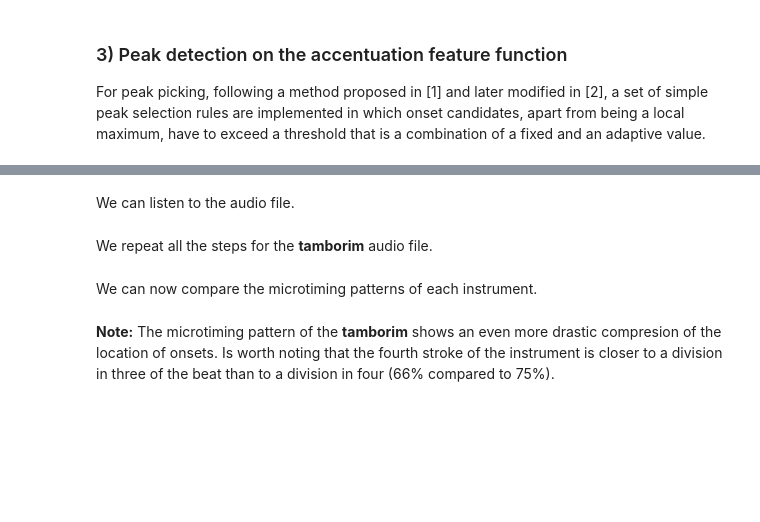
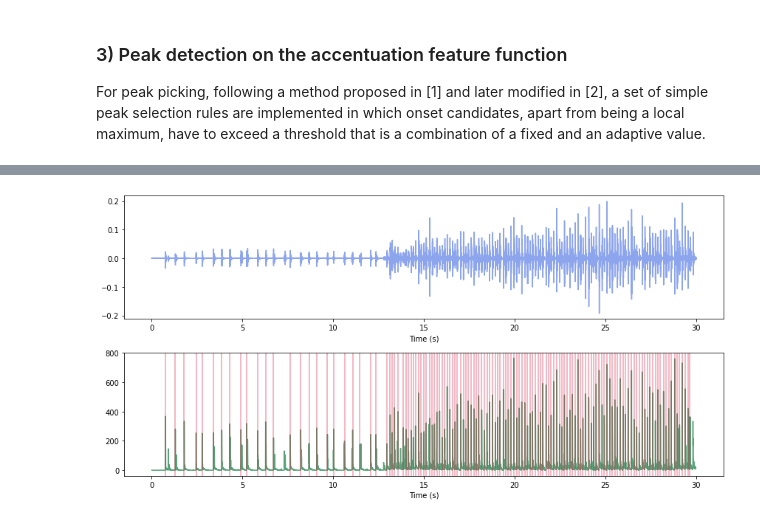
Before and after one commit to mrocamora/carat, a Jupyter notebook: examples/carat_onsets_detection_demo.ipynb, the cells around one changed output, grey strips where cells are left out. Saved outputs shown, nothing was run; the diff lists cells and outputs as text; code cells hidden in the pictures; blank space fills up the shorter version.

```diff
--- a/examples/carat_onsets_detection_demo.ipynb
+++ b/examples/carat_onsets_detection_demo.ipynb
@@ -124,3 +125,6 @@ pos_max = 10      # number of future frames for moving maximum
 peak_indxs, mov_avg, mov_max = features.peak_detection(acce, threshold=threshd,
                                                        pre_avg=pre_avg, pos_avg=pos_avg,
                                                        pre_max=pre_max, pos_max=pos_max)
+
+# time instants of the onsets
+onset_times = times[peak_indxs]
@@ -141,23 +130,0 @@ In the end, we compare the microtiming pattern of two timekeeper instruments fro
-# %%
-# use the example audio file of a taborim provided
-audio_path = util.example("tamborim_audio")
-
-# load audio file
-y, sr = audio.load(audio_path)
-
-# time corresponding to the audio signal
-time = np.arange(0, y.size)/sr
-
-# beat annotations file
-beat_annotations_path = util.example("tamborim_beats")
-
-# load beats
-beats, _ = annotations.load_beats(beat_annotations_path, delimiter=' ')
-
-# plot waveform and beats
-plt.figure(figsize=(12,6))
-ax1 = plt.subplot(211)
-display.wave_plot(y, sr, ax=ax1, beats=beats)
-plt.tight_layout()
-# %% [markdown]
-We can listen to the audio file.
@@ -166,2 +130,0 @@ ipd.Audio(y, rate=sr)
-# %% [markdown]
-We repeat all the steps for the **tamborim** audio file.
@@ -186,12 +131,12 @@ ons3_in_grid = microtiming.onsets_to_metrical_grid(ons3_norm, metrical_grid)
-# %% [markdown]
-We can now compare the microtiming patterns of each instrument.
 # %%
-# plot the obtained microtiming patterns
-plt.figure(figsize=(8,8))
-ax1 = plt.subplot(211)
-display.onsets_in_grid_plot(ons2_in_grid[0], ax=ax1)
-ax2 = plt.subplot(212)
-display.onsets_in_grid_plot(ons3_in_grid[0], ax=ax2, color='crimson')
+# plot waveform and accentuation feature
+plt.figure(figsize=(12,6))
+# plot waveform
+ax1 = plt.subplot(2, 1, 1)
+display.wave_plot(y, sr, ax=ax1)
+# plot accentuation feature and detected onsets
+ax2 = plt.subplot(2, 1, 2, sharex=ax1)
+display.feature_plot(acce, times, ax=ax2, onsets=onset_times)
 plt.tight_layout()
+# %% [output]
+[figure, added]
-# %% [markdown]
-**Note:** The microtiming pattern of the **tamborim** shows an even more drastic compresion of the location of onsets. Is worth noting that the fourth stroke of the instrument is closer to a division in three of the beat than to a division in four (66% compared to 75%).
```
Also changed, not shown: parts of 19 cells of this notebook, 3 other files.
